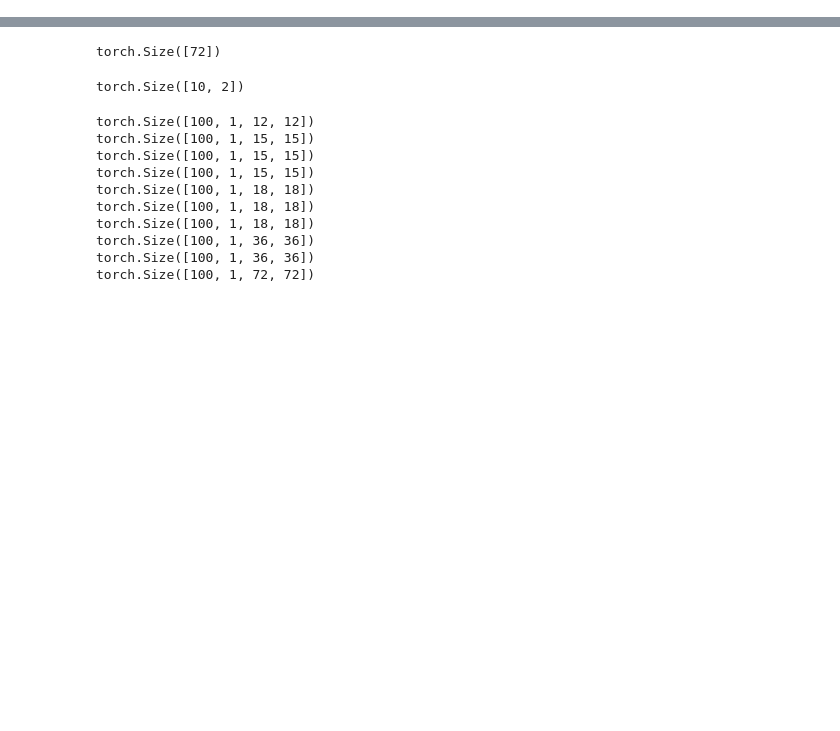
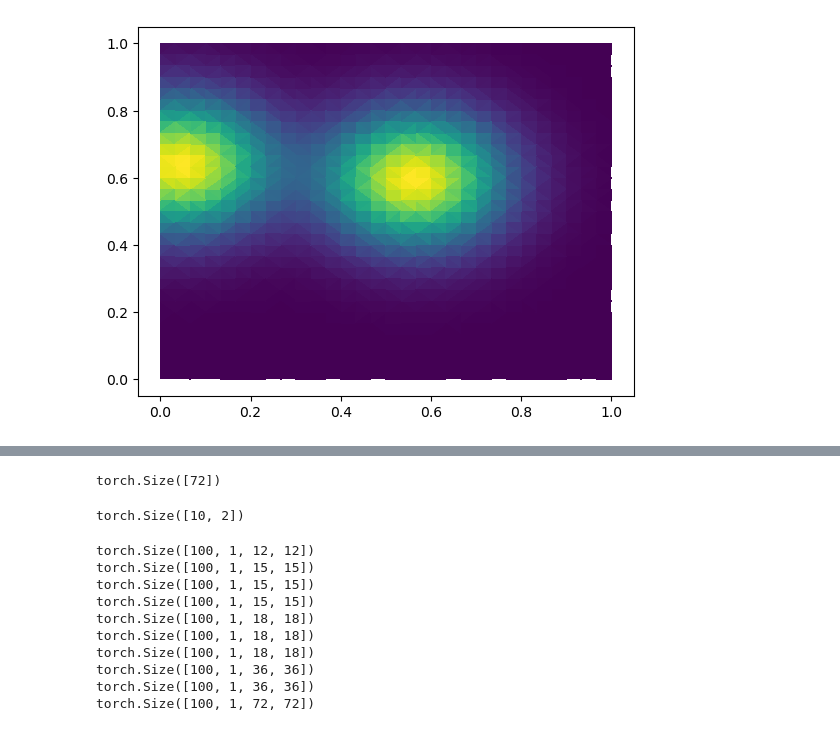
Before and after one commit to JoostHMPrins/ngo, a Jupyter notebook: developnotebooks/VarMiON.ipynb, the cells around one changed output, grey strips where cells are left out. Drawn from its saved outputs; the diff is of its cells as text; code cells hidden in the pictures; blank space fills up the shorter version.

```diff
--- a/developnotebooks/VarMiON.ipynb
+++ b/developnotebooks/VarMiON.ipynb
@@ -22,2 +69,7 @@ model = GaussianRBF(2,72)
+# %%
+plt.tripcolor(sensornodes_Omega[:,0], sensornodes_Omega[:,1], np.sum(f, axis=-1))
+plt.show()
+# %% [output]
+[figure, added]
 # %%
 output = model.forward(torch.rand(2))
```
Also changed, not shown: parts of 14 cells of this notebook.
